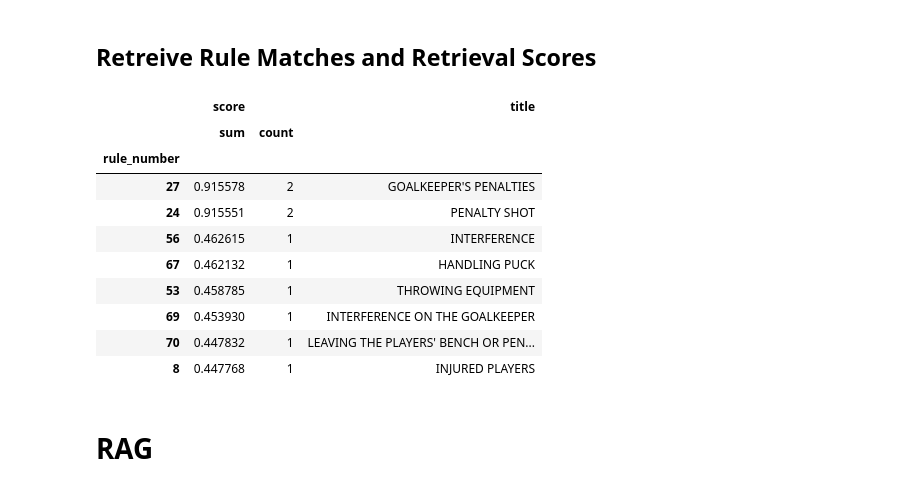
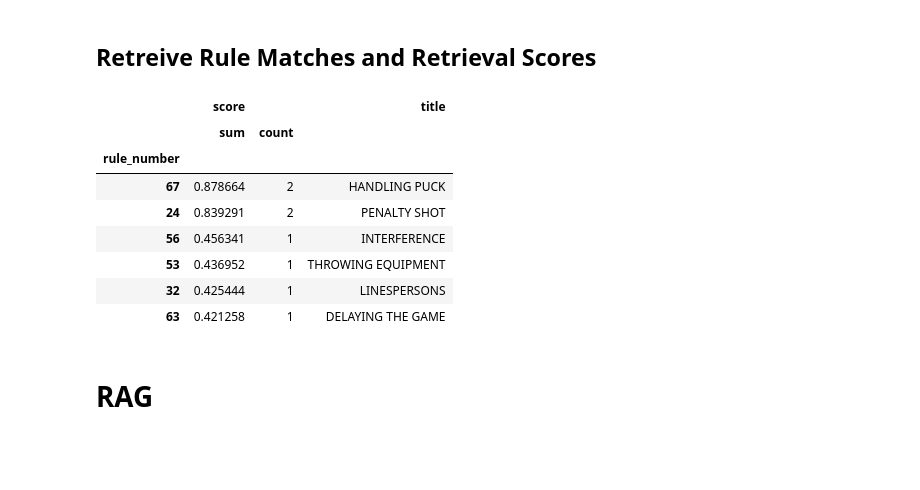
Before and after one commit to aloosley/ice-hockey-rulebot-api, a Jupyter notebook: notebooks/iihf-qa-v2.ipynb, the cells around one changed output. Saved outputs shown, nothing was run; the diff lists cells and outputs as text; code cells hidden in the pictures; blank space fills up the shorter version.

```diff
--- a/notebooks/iihf-qa-v2.ipynb
+++ b/notebooks/iihf-qa-v2.ipynb
@@ -226,28 +227,27 @@ assert len(inmem_chunked_iihf_rulebook_index) == len(chunked_iihf_rulebook_recor
 # %% [markdown]
 ## Query
 # %%
-SITUATION = "Kann der Torwart den Puck werfen?"
+SITUATION = "Darf die Torwartin den Puck mit ihrer Hand werfen?"
 TOP_K_CHUNKS = config.retriever.top_k_chunks
+TOP_K_RULES = config.retriever.top_k_rules
 # %% [markdown]
 ## Retreive Rule Matches and Retrieval Scores
 # %%
 from icehockey_rules.retrieve import retrieve, chunk_matches_to_rules_df
 
 chunk_matches = retrieve(query=SITUATION, top_k=TOP_K_CHUNKS).matches
-rule_matches_df = chunk_matches_to_rules_df(chunk_matches)
+rule_matches_df = chunk_matches_to_rules_df(chunk_matches, top_k_rules=TOP_K_RULES)
 rule_matches_df
 # %% [output]
 |  | score |  | title |
 |  | sum | count |  |
 | rule_number |  |  |  |
-| 27 | 0.915578 | 2 | GOALKEEPER'S PENALTIES |
-| 24 | 0.915551 | 2 | PENALTY SHOT |
-| 56 | 0.462615 | 1 | INTERFERENCE |
-| 67 | 0.462132 | 1 | HANDLING PUCK |
-| 53 | 0.458785 | 1 | THROWING EQUIPMENT |
-| 69 | 0.453930 | 1 | INTERFERENCE ON THE GOALKEEPER |
-| 70 | 0.447832 | 1 | LEAVING THE PLAYERS' BENCH OR PEN... |
-| 8 | 0.447768 | 1 | INJURED PLAYERS |
+| 67 | 0.878664 | 2 | HANDLING PUCK |
+| 24 | 0.839291 | 2 | PENALTY SHOT |
+| 56 | 0.456341 | 1 | INTERFERENCE |
+| 53 | 0.436952 | 1 | THROWING EQUIPMENT |
+| 32 | 0.425444 | 1 | LINESPERSONS |
+| 63 | 0.421258 | 1 | DELAYING THE GAME |
 # %% [markdown]
 # RAG
 # %% [markdown]
```
Also changed, not shown: parts of 6 cells of this notebook, 4 other files.
